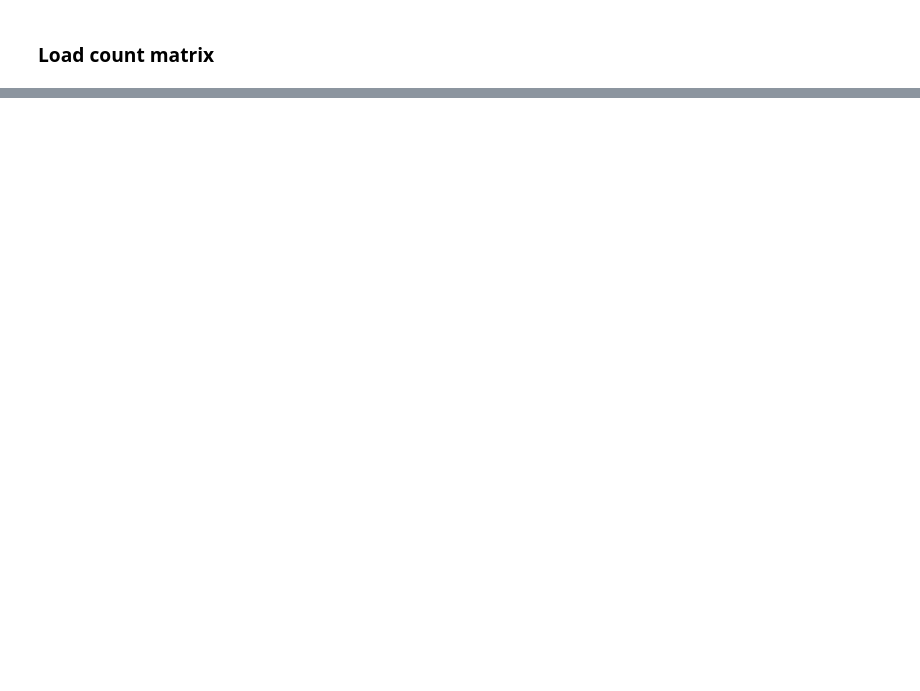
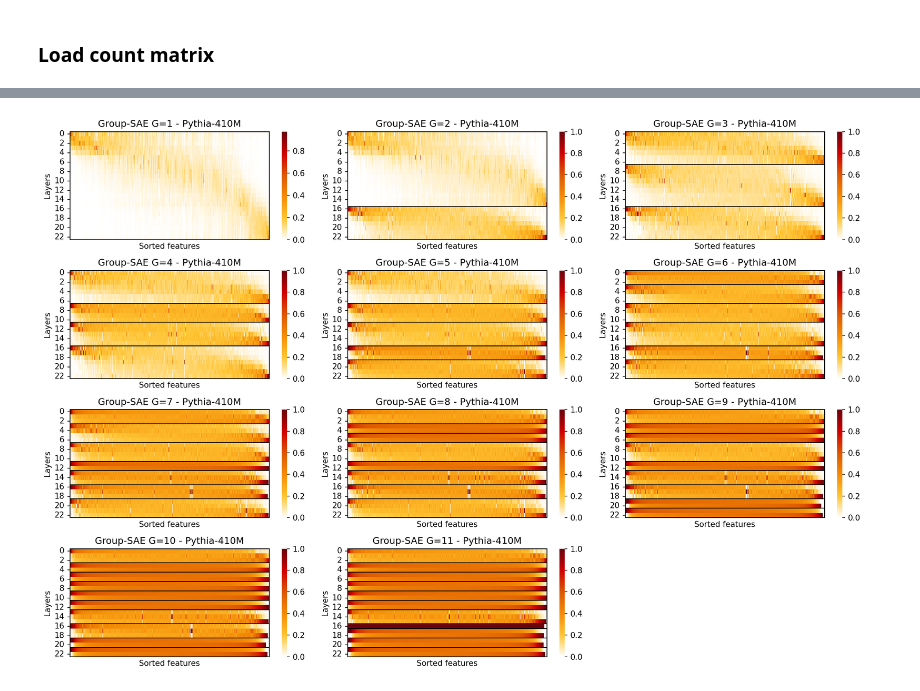
Before and after one commit to ghidav/group-sae, a Jupyter notebook: feature_spreading/analysis.ipynb, the cells around one changed output, grey strips where cells are left out. Drawn from its saved outputs; the diff is of its cells as text; code cells hidden in the pictures; blank space fills up the shorter version.

```diff
--- a/feature_spreading/analysis.ipynb
+++ b/feature_spreading/analysis.ipynb
@@ -88,13 +106,14 @@ from matplotlib.colors import LinearSegmentedColormap
 from group_sae.utils import load_cluster_map
 
 # Parameters
-model_name = "pythia-1b"
+model_name = "pythia-410m"
 max_tokens = 1_000_000
 count_dir = "./counts"
 
 # Load the cluster map and get available K values
-cluster_map = load_cluster_map("1b")
+cluster_map = load_cluster_map("410m")
 Ks = sorted([int(k) for k in cluster_map.keys()])  # e.g., [2, 3, 4, ...]
+Ks = Ks[: len(Ks) // 2]
 
 # Define a custom colormap using a palette
 palette = ["#FFFFFF", "#FFC533", "#f48c06", "#DD5703", "#d00000", "#6A040F"]
@@ -135,30 +154,32 @@ for i, K in enumerate(Ks):
 
     plot_mat = plot_mat.cpu().numpy()
 
     # Create the heatmap for the current K
     sns.heatmap(plot_mat, cmap=cmap_custom, annot=False, ax=ax)
     ax.set_xticks([])
     ax.set_xlabel("Sorted features")
     ax.set_ylabel("Layers")
     ax.set_title(f"Group-SAE G={K} - {model_name.title()}")
 
     # Add a border around the heatmap
     for _, spine in ax.spines.items():
         spine.set_visible(True)
         spine.set_linewidth(1)
         spine.set_color("black")
 
     # Add horizontal lines where cluster_ids change
     cluster_changes = [
         j for j in range(1, len(cluster_ids)) if cluster_ids[j] != cluster_ids[j - 1]
     ]
     n_cols_heatmap = plot_mat.shape[1]
     for row in cluster_changes:
         ax.hlines(y=row, xmin=0, xmax=n_cols_heatmap, color="black", linewidth=1)
 
 # Turn off any unused subplots
 for j in range(i + 1, len(axes)):
     axes[j].axis("off")
 
 plt.tight_layout()
 plt.show()
+# %% [output]
+[figure, added]
```
Also changed, not shown: parts of 2 cells of this notebook, 2 other files.
